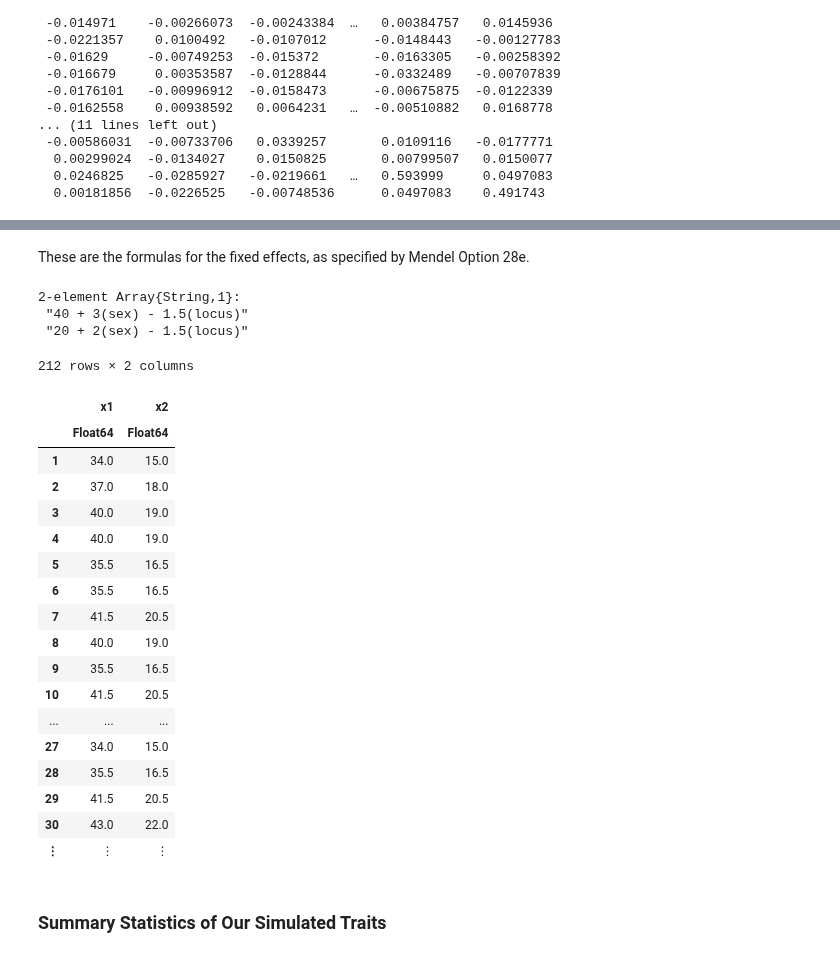
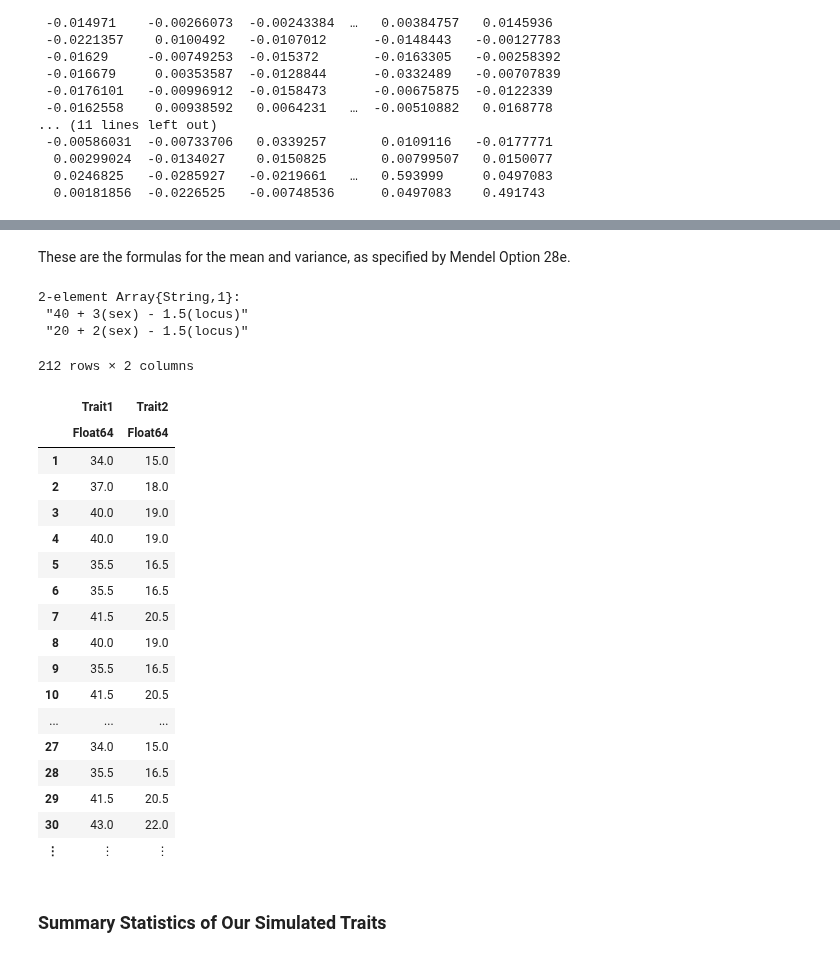
Before and after one commit to OpenMendel/TraitSimulation.jl, a Jupyter notebook: docs/TraitSimulation_28e.ipynb, the cells around one changed output, grey strips where cells are left out. Cells and saved outputs as stored; diff of their text form; code cells hidden in the pictures.

Commit message:
edits to traitsim28e notebook

```diff
--- a/docs/TraitSimulation_28e.ipynb
+++ b/docs/TraitSimulation_28e.ipynb
@@ -203,0 +46,5 @@ Traits_Mendel28e = DataFrame(Trait1 = famfile[:, 7], Trait2 = famfile[:, 8])
+# %%
+filepath = "traitsim28e"
+snpdata = SnpArray(filepath * ".bed")
+rowmask, colmask =  SnpArrays.filter(snpdata);
+famfile = SnpData(filepath).person_info
@@ -204,7 +71,7 @@ Traits_Mendel28e = DataFrame(Trait1 = famfile[:, 7], Trait2 = famfile[:, 8])
 # %% [markdown]
 Transform sex variable from M/F to 1/-1 as is done in the older version of Mendel.  If you prefer you can use the more common convention of making one of the sexes the reference sex (coding it as zero) and make the other sex have the value 1 but then you will have to work a little harder to compare the results to the older version of Mendel.
 # %%
-sex = map(x -> strip(x) == "F" ? -1.0 : 1.0, famfile[:, 5]) # note julia's ternary operator '?'
+sex = map(x -> strip(x) == "F" ? -1.0 : 1.0, famfile[!, :sex]) # note julia's ternary operator '?'
 # %% [output]
 212-element Array{Float64,1}:
  -1.0
@@ -231,3 +95,0 @@ We first subset the names of all the loci into a vector called `snpid`
-# %%
-snpdef28_1 = readdlm("traitsim28e.bim", Any; header = false)
-snpid = map(x -> strip(string(x)), snpdef28_1[:, 1]) # strip mining in the data
@@ -262,4 +96,7 @@ Let's create a design matrix for the model that includes sex and locus rs1041291
 # %%
+bimfile = SnpData(filepath).snp_info
+snpid  = bimfile[!, :snpid]
+ind_rs10412915 = findall(x -> x == "rs10412915", snpid)[1]
 locus = convert(Vector{Float64}, @view(snpdata[:, ind_rs10412915]))
 X = DataFrame(sex = sex, locus = locus)
 # %% [output]
@@ -493,5 +189,5 @@ variance_formula = @vc V_A ⊗ 2GRM + V_E ⊗ I_n;
 # %% [markdown]
-These are the formulas for the fixed effects, as specified by Mendel Option 28e.
+These are the formulas for the mean and variance, as specified by Mendel Option 28e.
 # %%
 mean_formulas = ["40 + 3(sex) - 1.5(locus)", "20 + 2(sex) - 1.5(locus)"]
 # %% [output]
@@ -501,9 +204,10 @@ mean_formulas = ["40 + 3(sex) - 1.5(locus)", "20 + 2(sex) - 1.5(locus)"]
 # %%
 Multiple_LMM_traits_model = LMMTrait(mean_formulas, X, variance_formula)
-Simulated_LMM_Traits = DataFrame(simulate(Multiple_LMM_traits_model))
+Simulated_LMM_Traits = simulate(Multiple_LMM_traits_model)
+Simulated_LMM_Traits = DataFrame(Trait1 = Simulated_LMM_Traits[:, 1][:], Trait2 = Simulated_LMM_Traits[:, 2][:])
 # %% [output]
 212 rows × 2 columns
-|  | x1 | x2 |
+|  | Trait1 | Trait2 |
 |  | Float64 | Float64 |
 | 1 | 34.0 | 15.0 |
 | 2 | 37.0 | 18.0 |
```
Also changed, not shown: parts of 64 cells of this notebook.
